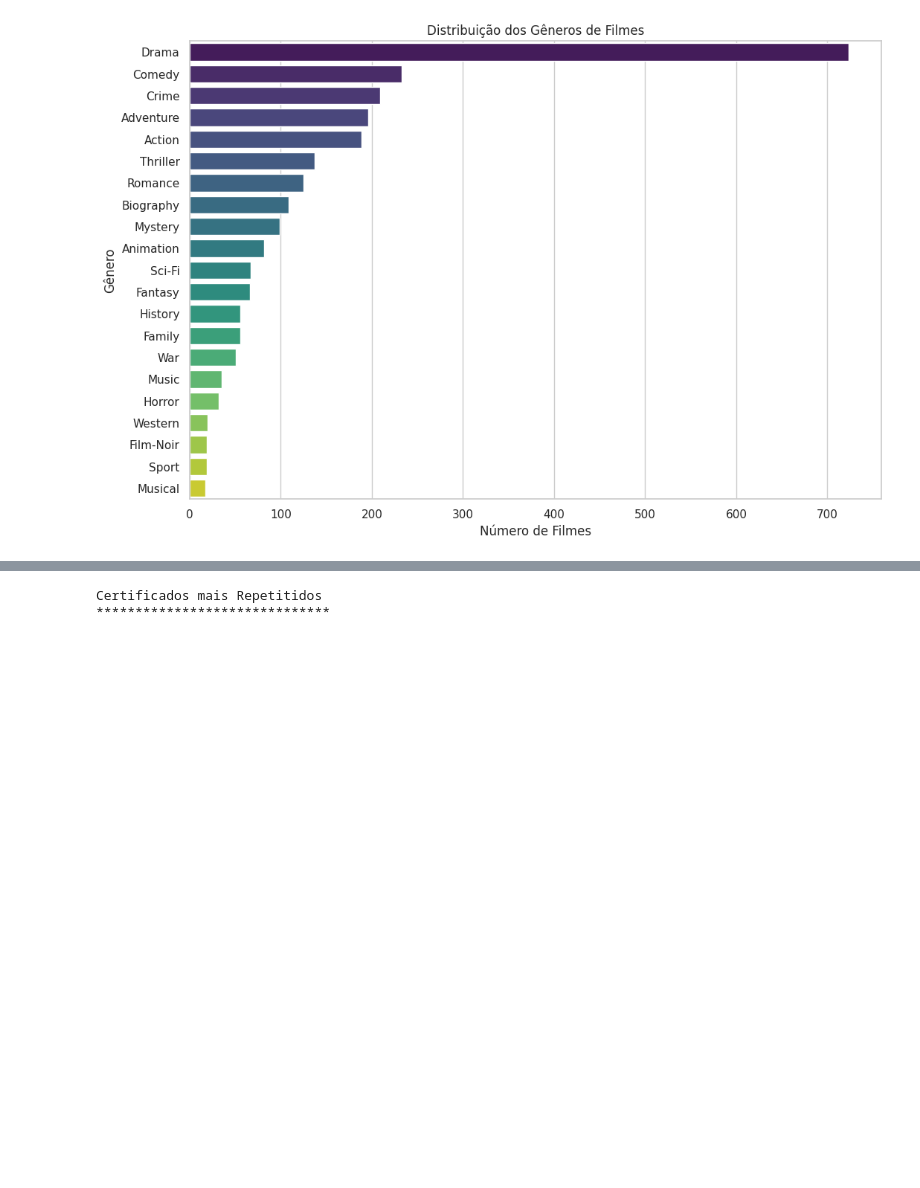
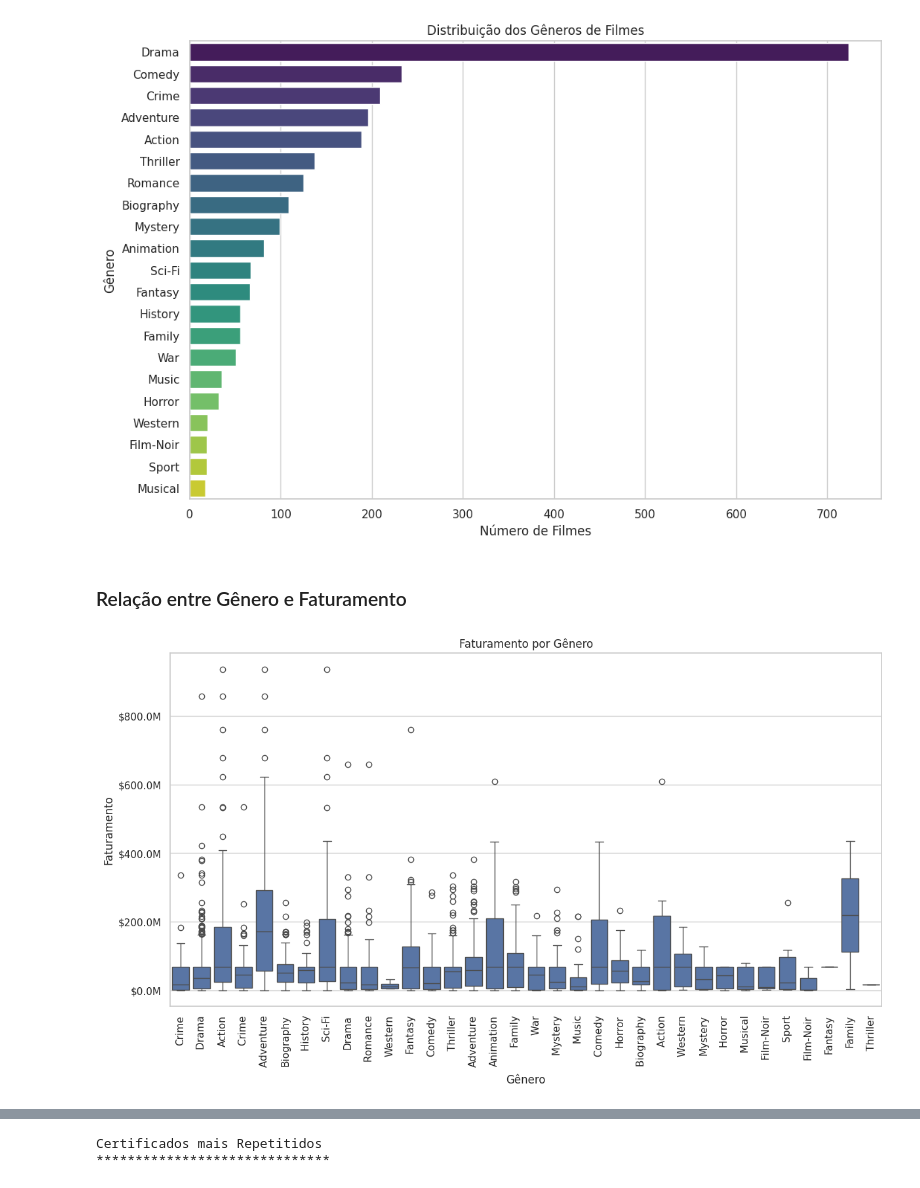
Before and after one commit to andriel300/LH_CD_ANDRIELJOSEDASILVA, a Jupyter notebook: modelagem.ipynb, the cells around one changed output, grey strips where cells are left out. Cells and saved outputs as stored; diff of their text form; code cells hidden in the pictures; blank space fills up the shorter version.

```diff
--- a/modelagem.ipynb
+++ b/modelagem.ipynb
@@ -171,3 +200,28 @@ plt.ylabel("Gênero")
 plt.show()
 # %% [output]
 [figure]
+# %% [markdown]
+### Relação entre Gênero e Faturamento
+# %%
+from matplotlib.ticker import FuncFormatter
+
+# Explodir a coluna de gêneros para análise
+data_exploded = df.assign(Genre=df["Genre"].str.split(",")).explode("Genre")
+
+# Função para formatar os valores como dólares
+def formatar_dolar(x, pos):
+    return '${:.1f}M'.format(x*1e-6)
+
+plt.figure(figsize=(14, 7))
+sns.boxplot(data=data_exploded, x='Genre', y='Gross')
+plt.title('Faturamento por Gênero')
+plt.xlabel('Gênero')
+plt.ylabel('Faturamento')
+plt.xticks(rotation=90)
+
+# Formatar o eixo y como dólares
+formatter = FuncFormatter(formatar_dolar)
+plt.gca().yaxis.set_major_formatter(formatter)
+plt.show()
+# %% [output]
+[figure, added]
```
Also changed, not shown: parts of 29 cells of this notebook, 1 other file.
